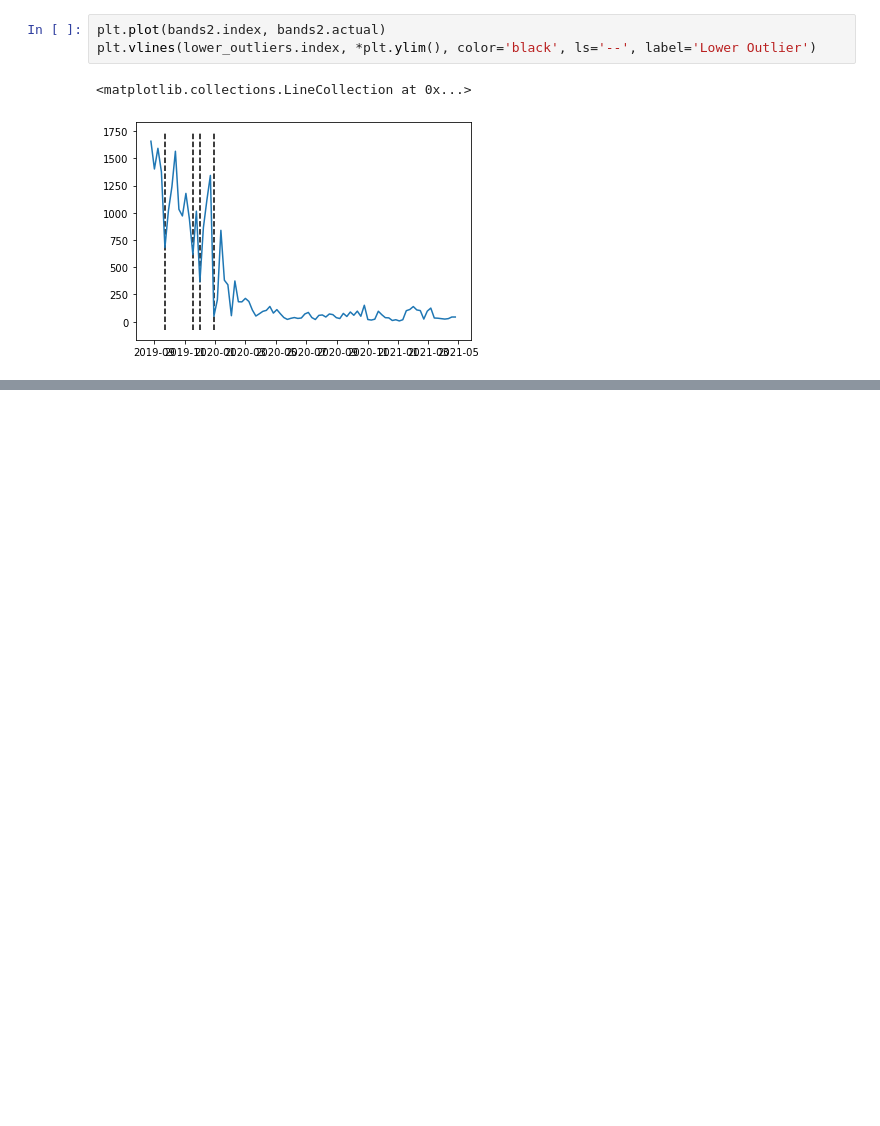
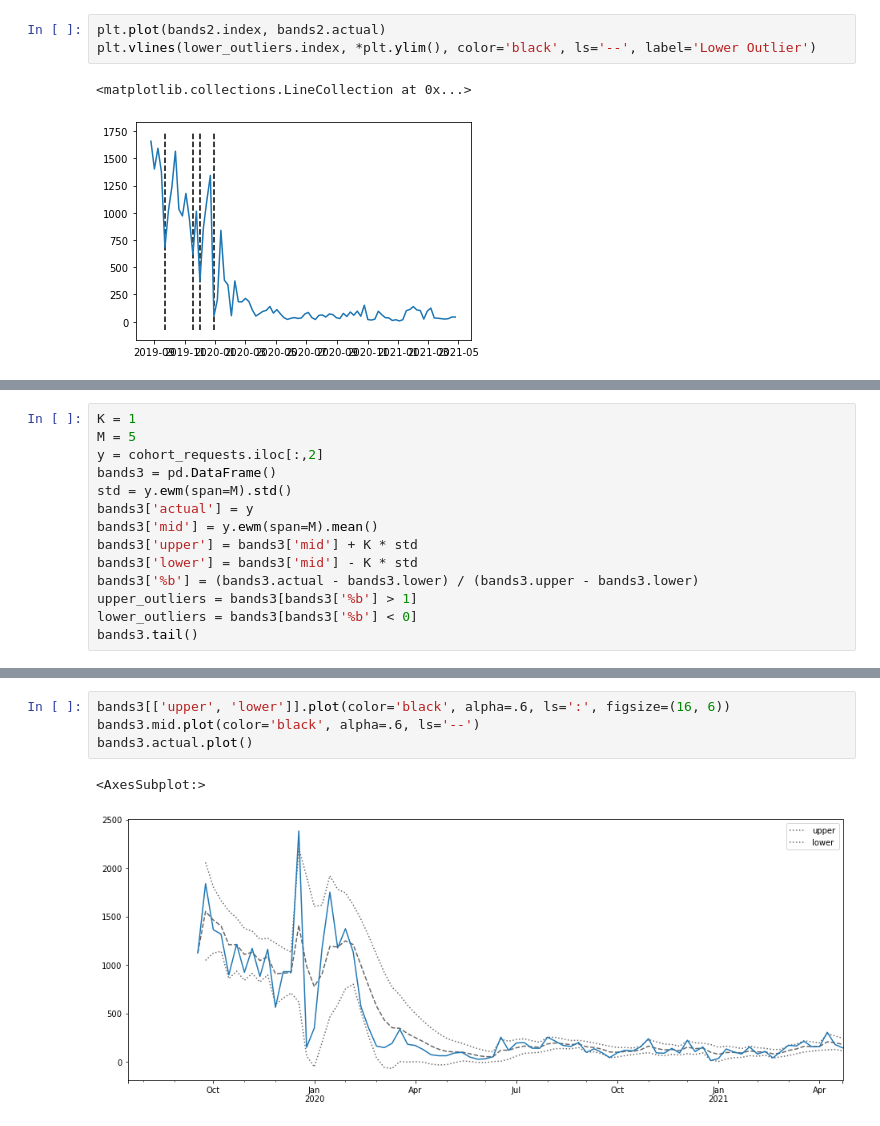
Before and after one commit to NSharick/anomaly-detection-exercises, a Jupyter notebook: time_series_anomaly_detection.ipynb, the cells around one changed output, grey strips where cells are left out. Drawn from its saved outputs; the diff is of its cells as text; blank space fills up the shorter version.

```diff
--- a/time_series_anomaly_detection.ipynb
+++ b/time_series_anomaly_detection.ipynb
@@ -263,0 +299,14 @@ plt.vlines(lower_outliers.index, *plt.ylim(), color='black', ls='--', label='Low
+# %%
+K = 1
+M = 5
+y = cohort_requests.iloc[:,2]
+bands3 = pd.DataFrame()
+std = y.ewm(span=M).std()
+bands3['actual'] = y
+bands3['mid'] = y.ewm(span=M).mean()
+bands3['upper'] = bands3['mid'] + K * std
+bands3['lower'] = bands3['mid'] - K * std
+bands3['%b'] = (bands3.actual - bands3.lower) / (bands3.upper - bands3.lower)
+upper_outliers = bands3[bands3['%b'] > 1]
+lower_outliers = bands3[bands3['%b'] < 0]
+bands3.tail()
@@ -263,0 +320,7 @@ plt.vlines(lower_outliers.index, *plt.ylim(), color='black', ls='--', label='Low
+# %%
+bands3[['upper', 'lower']].plot(color='black', alpha=.6, ls=':', figsize=(16, 6))
+bands3.mid.plot(color='black', alpha=.6, ls='--')
+bands3.actual.plot()
+# %% [output]
+<AxesSubplot:>
+[figure, added]
```
Also changed, not shown: parts of 11 cells of this notebook, 1 other file.
